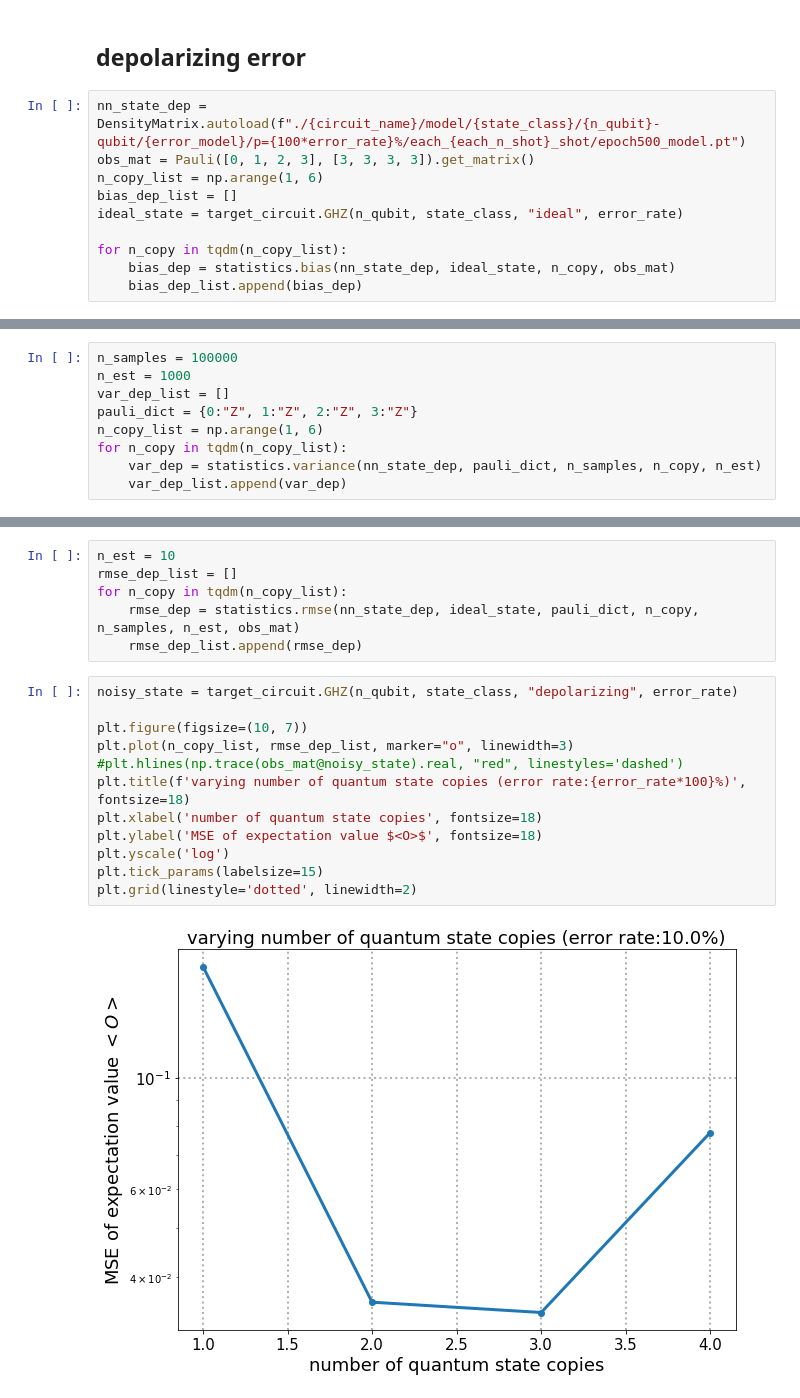
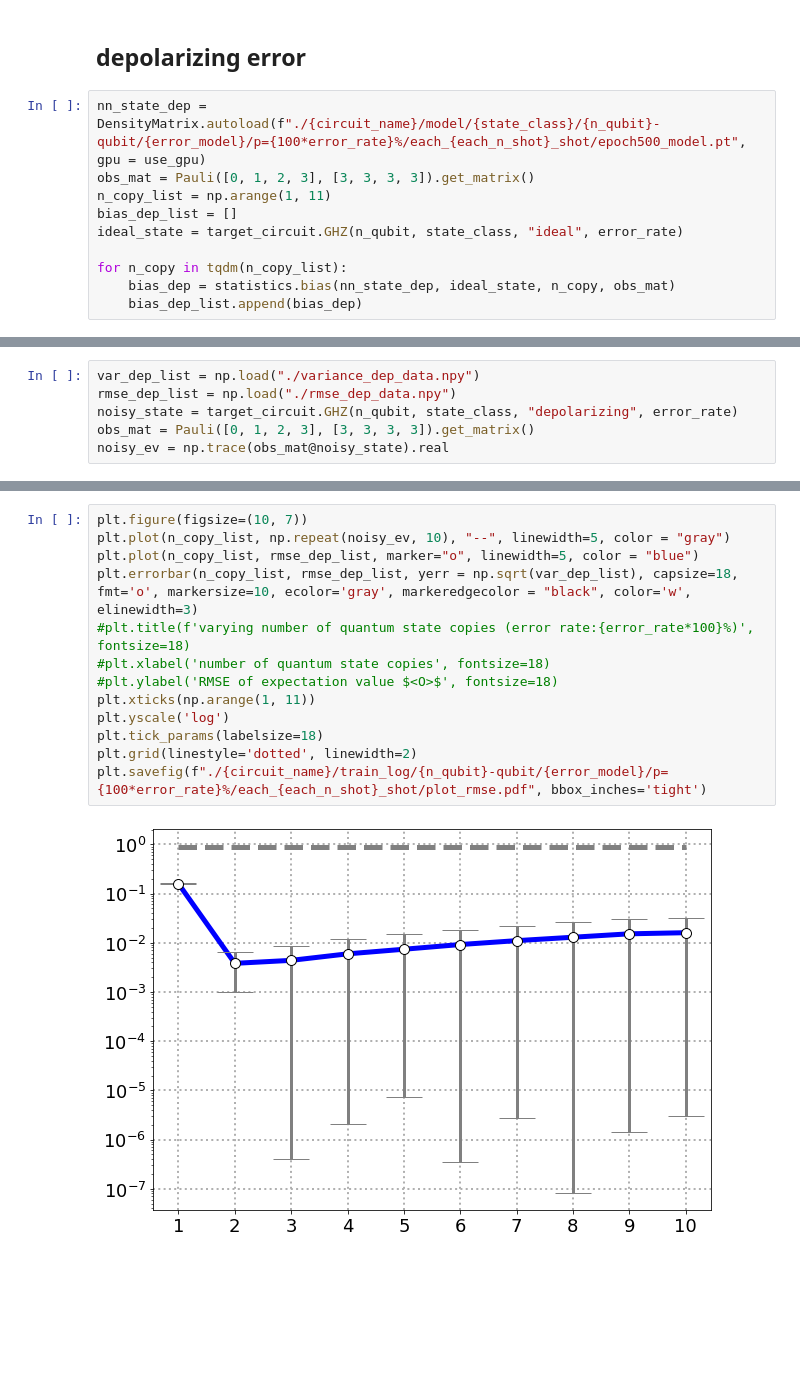
Before and after one commit to Fermi-D/NQS4QEM, a Jupyter notebook: plot_statistics.ipynb, the cells around one changed output, grey strips where cells are left out. Drawn from its saved outputs; the diff is of its cells as text; blank space fills up the shorter version.

```diff
--- a/plot_statistics.ipynb
+++ b/plot_statistics.ipynb
@@ -95,9 +92,9 @@ seed_settings(seed=seed)
 # %% [markdown]
 ## depolarizing error
 # %%
-nn_state_dep = DensityMatrix.autoload(f"./{circuit_name}/model/{state_class}/{n_qubit}-qubit/{error_model}/p={100*error_rate}%/each_{each_n_shot}_shot/epoch500_model.pt")
+nn_state_dep = DensityMatrix.autoload(f"./{circuit_name}/model/{state_class}/{n_qubit}-qubit/{error_model}/p={100*error_rate}%/each_{each_n_shot}_shot/epoch500_model.pt", gpu = use_gpu)
 obs_mat = Pauli([0, 1, 2, 3], [3, 3, 3, 3]).get_matrix()
-n_copy_list = np.arange(1, 6)
+n_copy_list = np.arange(1, 11)
 bias_dep_list = []
 ideal_state = target_circuit.GHZ(n_qubit, state_class, "ideal", error_rate)
 
@@ -118,11 +117,8 @@ plt.grid(linestyle='dotted', linewidth=2)
-# %%
-n_samples = 100000
-n_est = 1000
-var_dep_list = []
-pauli_dict = {0:"Z", 1:"Z", 2:"Z", 3:"Z"}
-n_copy_list = np.arange(1, 6)
-for n_copy in tqdm(n_copy_list):
-    var_dep = statistics.variance(nn_state_dep, pauli_dict, n_samples, n_copy, n_est)
-    var_dep_list.append(var_dep)
+# %%
+var_dep_list = np.load("./variance_dep_data.npy")
+rmse_dep_list = np.load("./rmse_dep_data.npy")
+noisy_state = target_circuit.GHZ(n_qubit, state_class, "depolarizing", error_rate)
+obs_mat = Pauli([0, 1, 2, 3], [3, 3, 3, 3]).get_matrix()
+noisy_ev = np.trace(obs_mat@noisy_state).real
 # %%
 plt.figure(figsize=(10, 7))
@@ -136,20 +136,15 @@ plt.grid(linestyle='dotted', linewidth=2)
-# %%
-n_est = 10
-rmse_dep_list = []
-for n_copy in tqdm(n_copy_list):
-    rmse_dep = statistics.rmse(nn_state_dep, ideal_state, pauli_dict, n_copy, n_samples, n_est, obs_mat)
-    rmse_dep_list.append(rmse_dep)
 # %%
-noisy_state = target_circuit.GHZ(n_qubit, state_class, "depolarizing", error_rate)
-
 plt.figure(figsize=(10, 7))
-plt.plot(n_copy_list, rmse_dep_list, marker="o", linewidth=3)
-#plt.hlines(np.trace(obs_mat@noisy_state).real, "red", linestyles='dashed')
-plt.title(f'varying number of quantum state copies (error rate:{error_rate*100}%)', fontsize=18)
-plt.xlabel('number of quantum state copies', fontsize=18)
-plt.ylabel('MSE of expectation value $<O>$', fontsize=18)
+plt.plot(n_copy_list, np.repeat(noisy_ev, 10), "--", linewidth=5, color = "gray")
+plt.plot(n_copy_list, rmse_dep_list, marker="o", linewidth=5, color = "blue")
+plt.errorbar(n_copy_list, rmse_dep_list, yerr = np.sqrt(var_dep_list), capsize=18, fmt='o', markersize=10, ecolor='gray', markeredgecolor = "black", color='w', elinewidth=3)
+#plt.title(f'varying number of quantum state copies (error rate:{error_rate*100}%)', fontsize=18)
+#plt.xlabel('number of quantum state copies', fontsize=18)
+#plt.ylabel('RMSE of expectation value $<O>$', fontsize=18)
+plt.xticks(np.arange(1, 11))
 plt.yscale('log')
-plt.tick_params(labelsize=15)
+plt.tick_params(labelsize=18)
 plt.grid(linestyle='dotted', linewidth=2)
+plt.savefig(f"./{circuit_name}/train_log/{n_qubit}-qubit/{error_model}/p={100*error_rate}%/each_{each_n_shot}_shot/plot_rmse.pdf", bbox_inches='tight')
 # %% [output]
-[figure, old version]
+[figure, new version]
```
Also changed, not shown: parts of 10 cells of this notebook, 13 other files.
